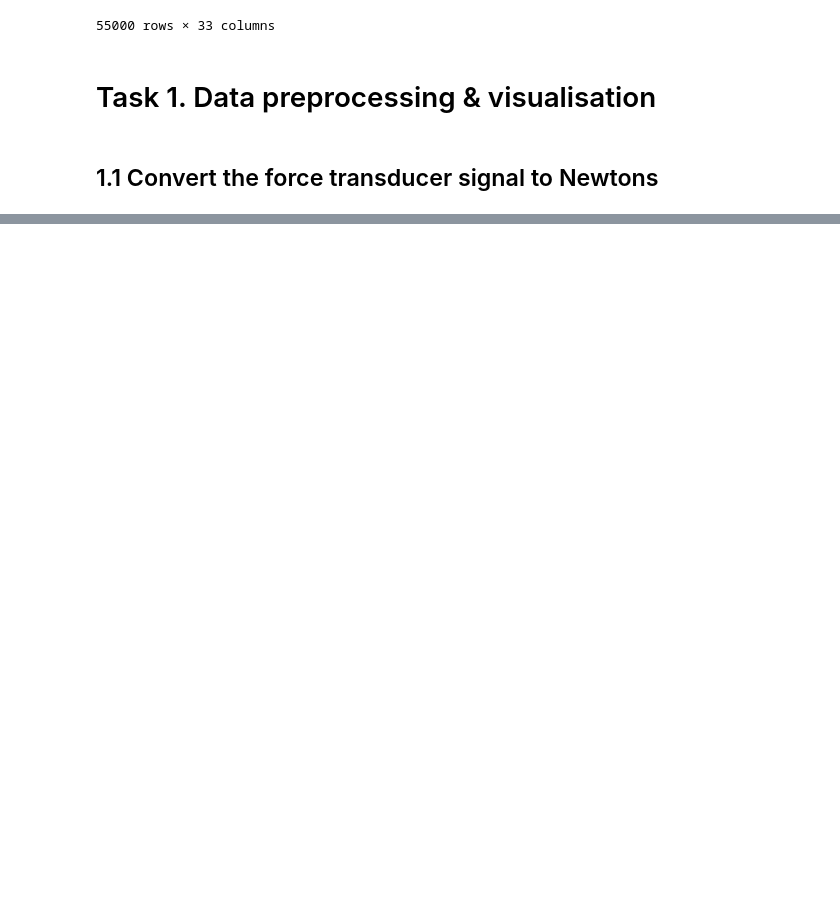
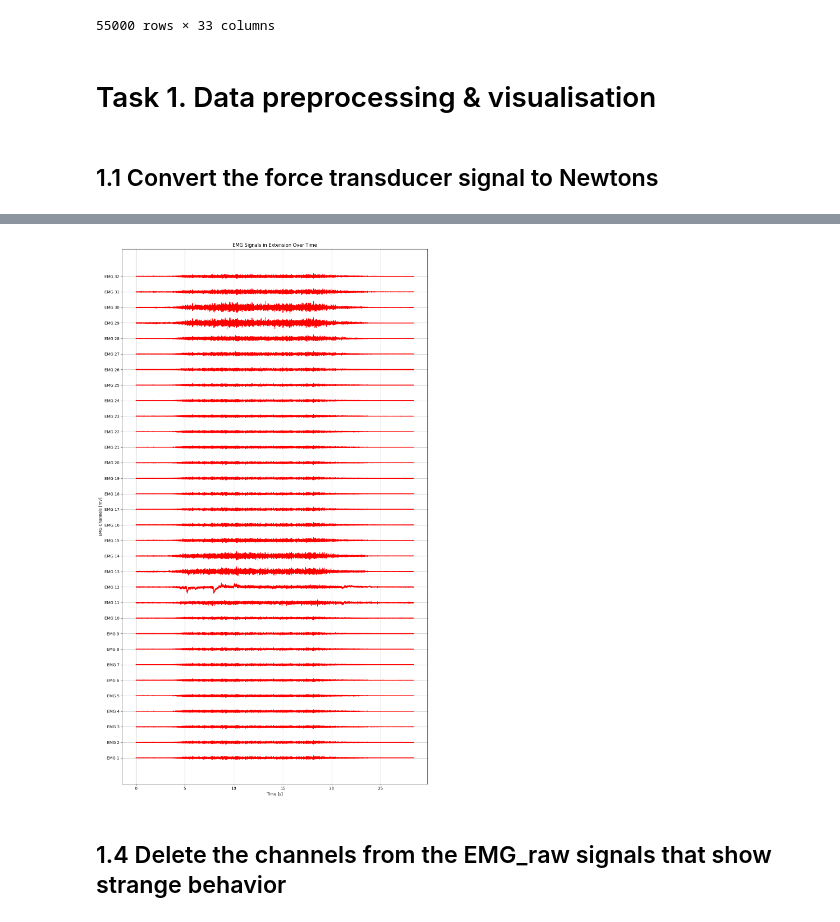
Before and after one commit to mo-karbalaee/movement_neuroscience, a Jupyter notebook: MN_Exercise_1.ipynb, the cells around one changed output, grey strips where cells are left out. Saved outputs shown, nothing was run; the diff lists cells and outputs as text; code cells hidden in the pictures; blank space fills up the shorter version.

```diff
--- a/MN_Exercise_1.ipynb
+++ b/MN_Exercise_1.ipynb
@@ -66,0 +173,6 @@ df_fl
+# %%
+plot_EMG_signals(df_ex, False)
+# %% [output]
+[figure, added]
+# %% [markdown]
+## 1.4 Delete the channels from the EMG_raw signals that show strange behavior
```
Also changed, not shown: parts of 16 cells of this notebook.
